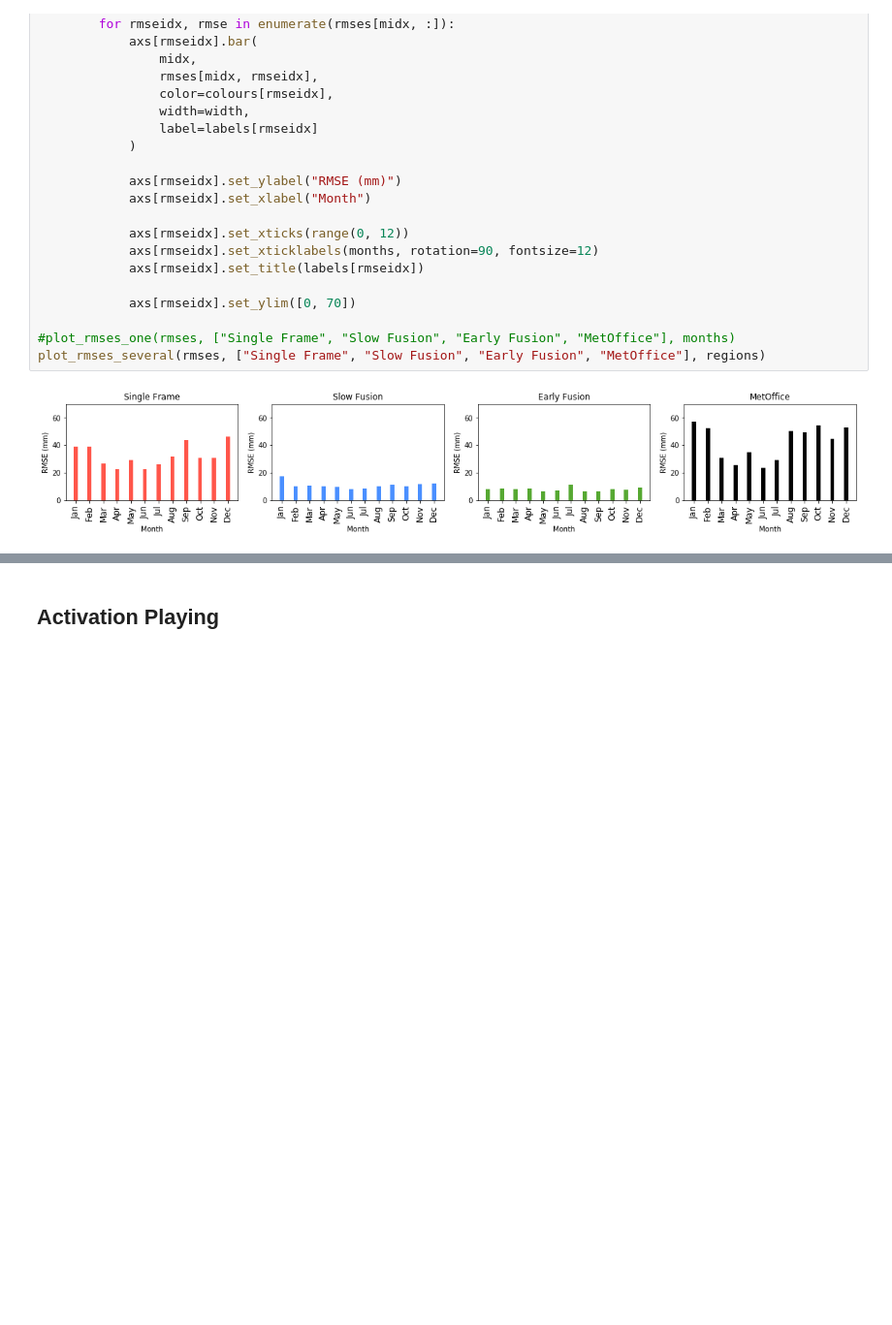
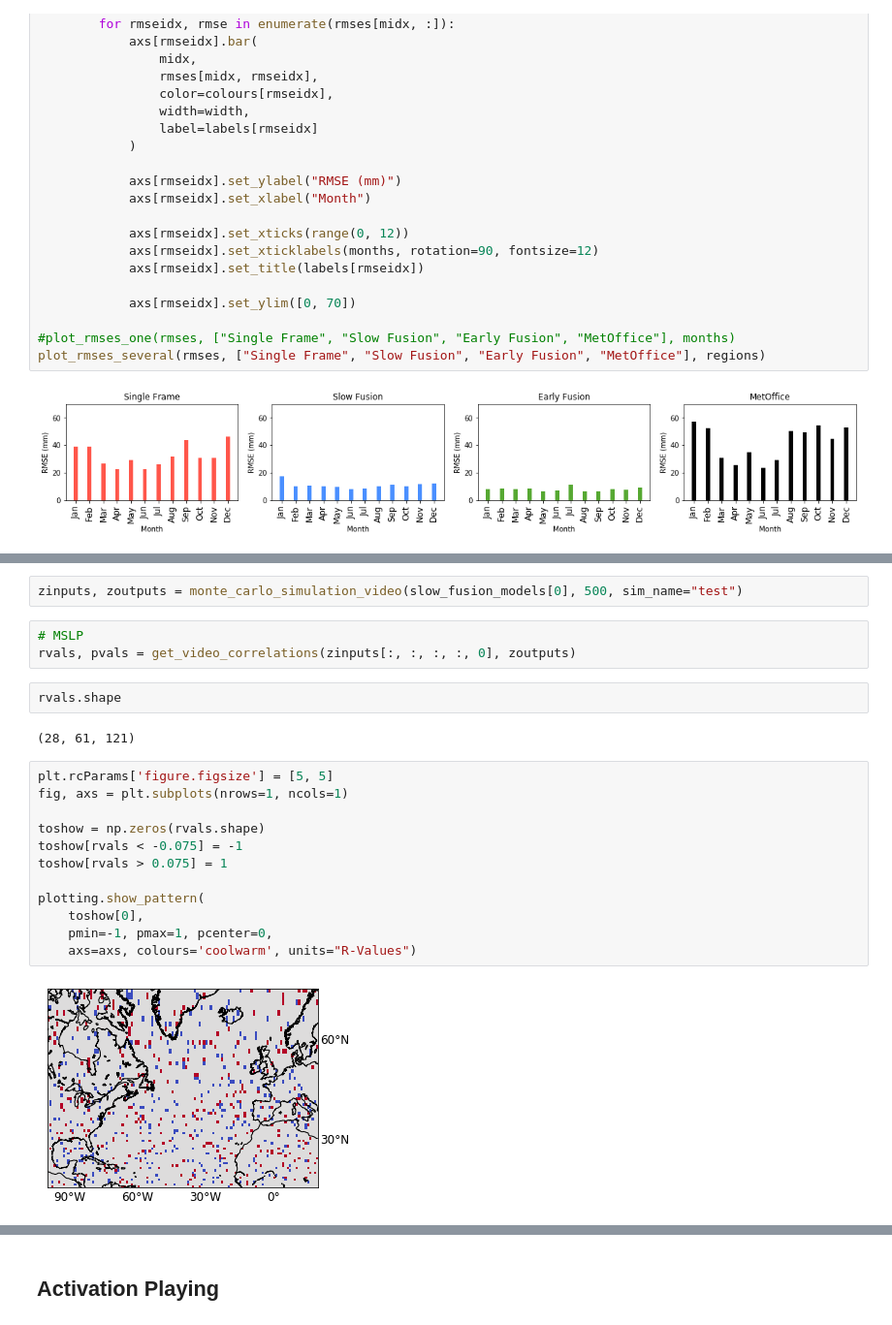
Before and after one commit to Sciprios/VideoRainfallPrediction, a Jupyter notebook: Analysis.ipynb, the cells around one changed output, grey strips where cells are left out. Shown at 97% size. Drawn from its saved outputs; the diff is of its cells as text; blank space fills up the shorter version.

```diff
--- a/Analysis.ipynb
+++ b/Analysis.ipynb
@@ -262,0 +293,23 @@ plot_rmses_several(rmses, ["Single Frame", "Slow Fusion", "Early Fusion", "MetOf
+# %%
+zinputs, zoutputs = monte_carlo_simulation_video(slow_fusion_models[0], 500, sim_name="test")
+# %%
+# MSLP
+rvals, pvals = get_video_correlations(zinputs[:, :, :, :, 0], zoutputs)
+# %%
+rvals.shape
+# %% [output]
+(28, 61, 121)
+# %%
+plt.rcParams['figure.figsize'] = [5, 5]
+fig, axs = plt.subplots(nrows=1, ncols=1)
+
+toshow = np.zeros(rvals.shape)
+toshow[rvals < -0.075] = -1
+toshow[rvals > 0.075] = 1
+
+plotting.show_pattern(
+    toshow[0],
+    pmin=-1, pmax=1, pcenter=0,
+    axs=axs, colours='coolwarm', units="R-Values")
+# %% [output]
+[figure, added]
```
Also changed, not shown: parts of 22 cells of this notebook, 5 other files.
